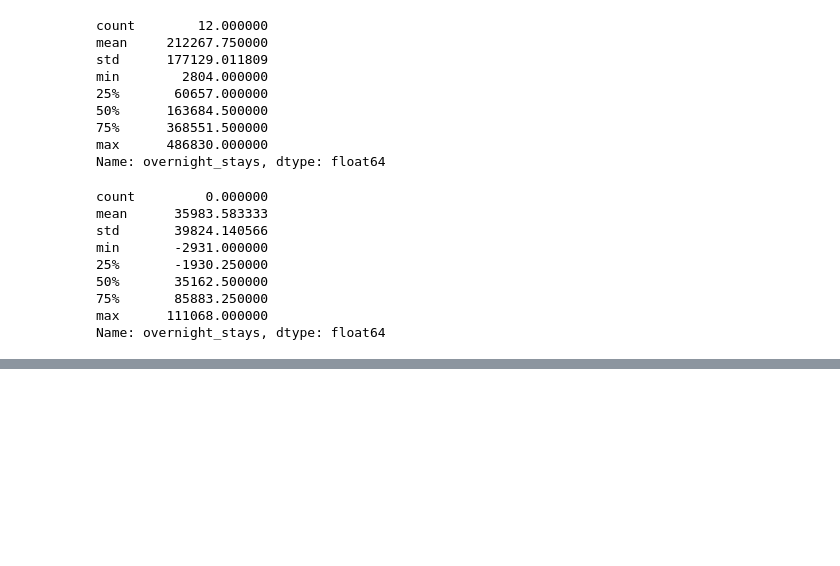
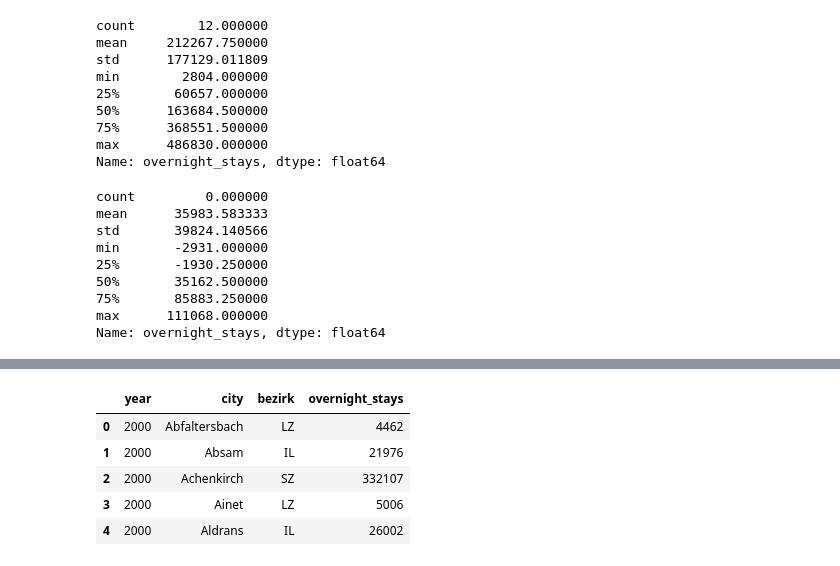
Before and after one commit to thomashon/tourism-analysis-tyrol, a Jupyter notebook: 3-analyses.ipynb, the cells around one changed output, grey strips where cells are left out. Saved outputs shown, nothing was run; the diff lists cells and outputs as text; code cells hidden in the pictures; blank space fills up the shorter version.

```diff
--- a/3-analyses.ipynb
+++ b/3-analyses.ipynb
@@ -103,0 +121,9 @@ Name: overnight_stays, dtype: float64
+# %%
+df_year_total.head()
+# %% [output]
+|  | year | city | bezirk | overnight_stays |
+| 0 | 2000 | Abfaltersbach | LZ | 4462 |
+| 1 | 2000 | Absam | IL | 21976 |
+| 2 | 2000 | Achenkirch | SZ | 332107 |
+| 3 | 2000 | Ainet | LZ | 5006 |
+| 4 | 2000 | Aldrans | IL | 26002 |
```
Also changed, not shown: parts of 8 cells of this notebook.
